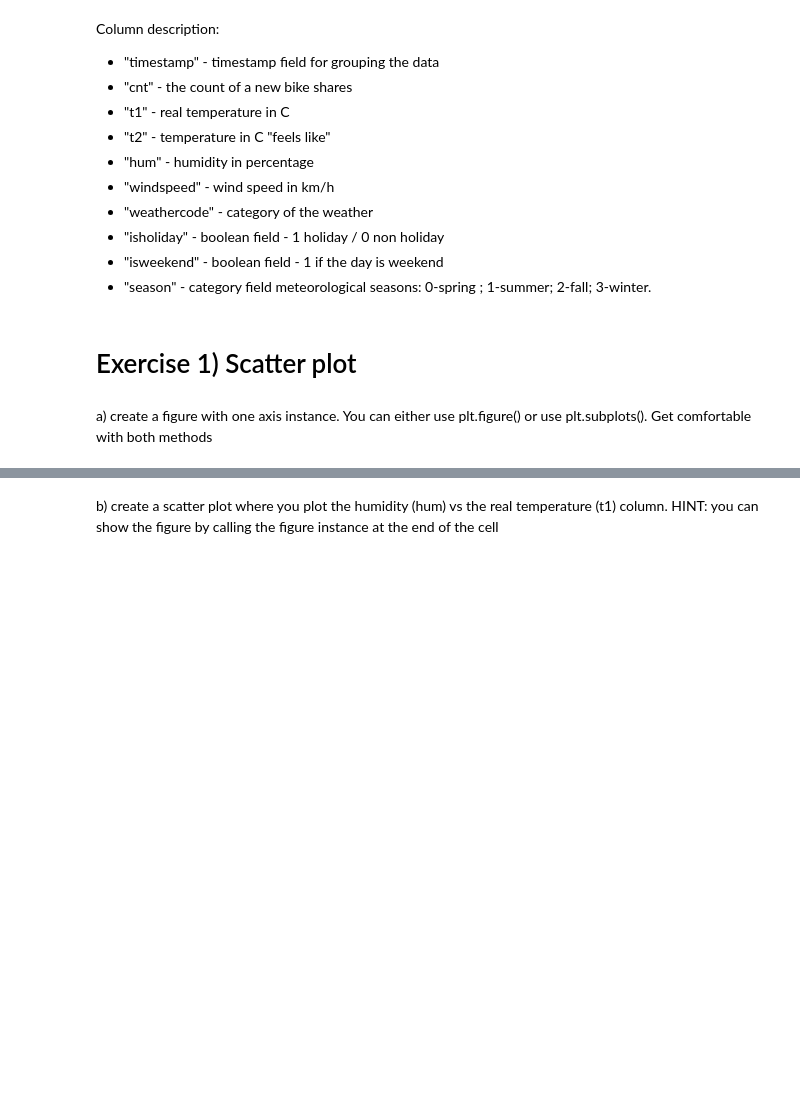
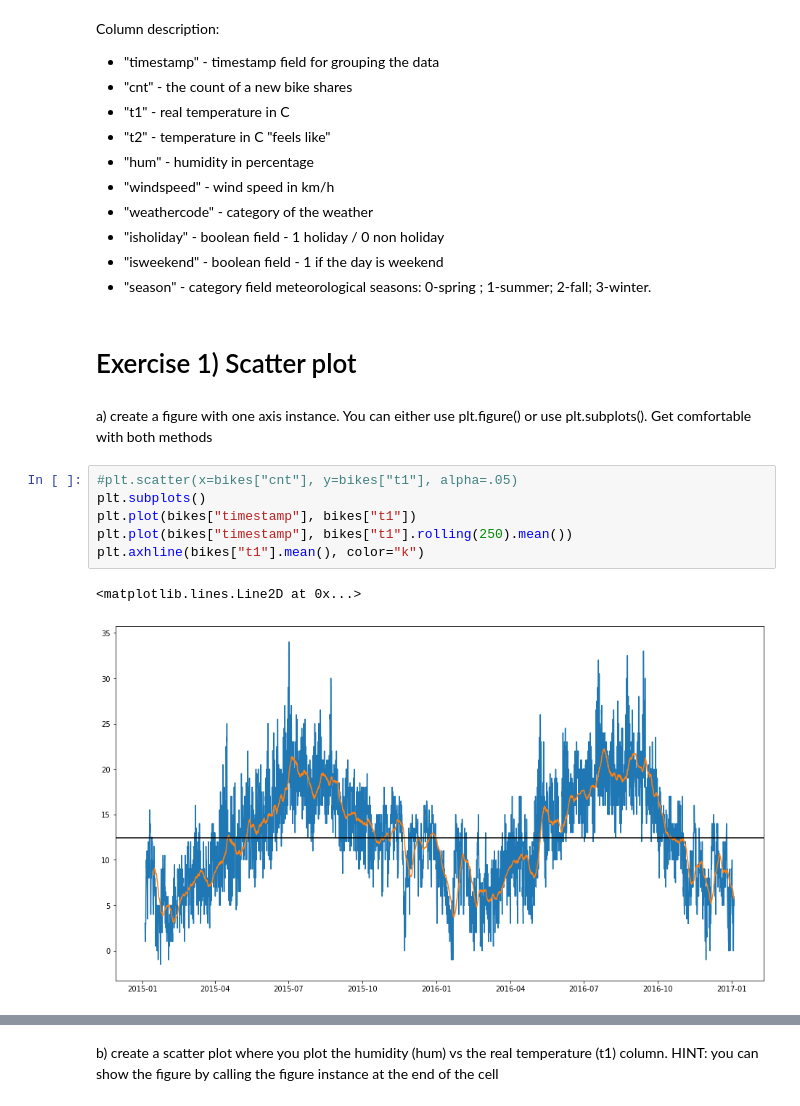
Before and after one commit to ramiejleh/ReDi_DataAnalytics_Repo, a Jupyter notebook: lesson05/exercises/exercises_visualisation.ipynb, the cells around one changed output, grey strips where cells are left out. Drawn from its saved outputs; the diff is of its cells as text; blank space fills up the shorter version.

```diff
--- a/lesson05/exercises/exercises_visualisation.ipynb
+++ b/lesson05/exercises/exercises_visualisation.ipynb
@@ -33,3 +33,12 @@ Column description:
 # Exercise 1) Scatter plot
 # %% [markdown]
 a) create a figure with one axis instance. You can either use plt.figure() or use plt.subplots(). Get comfortable with both methods
+# %%
+#plt.scatter(x=bikes["cnt"], y=bikes["t1"], alpha=.05)
+plt.subplots()
+plt.plot(bikes["timestamp"], bikes["t1"])
+plt.plot(bikes["timestamp"], bikes["t1"].rolling(250).mean())
+plt.axhline(bikes["t1"].mean(), color="k")
+# %% [output]
+<matplotlib.lines.Line2D at 0x...>
+[figure, added]
```
Also changed, not shown: parts of 6 cells of this notebook, 6 other files.
